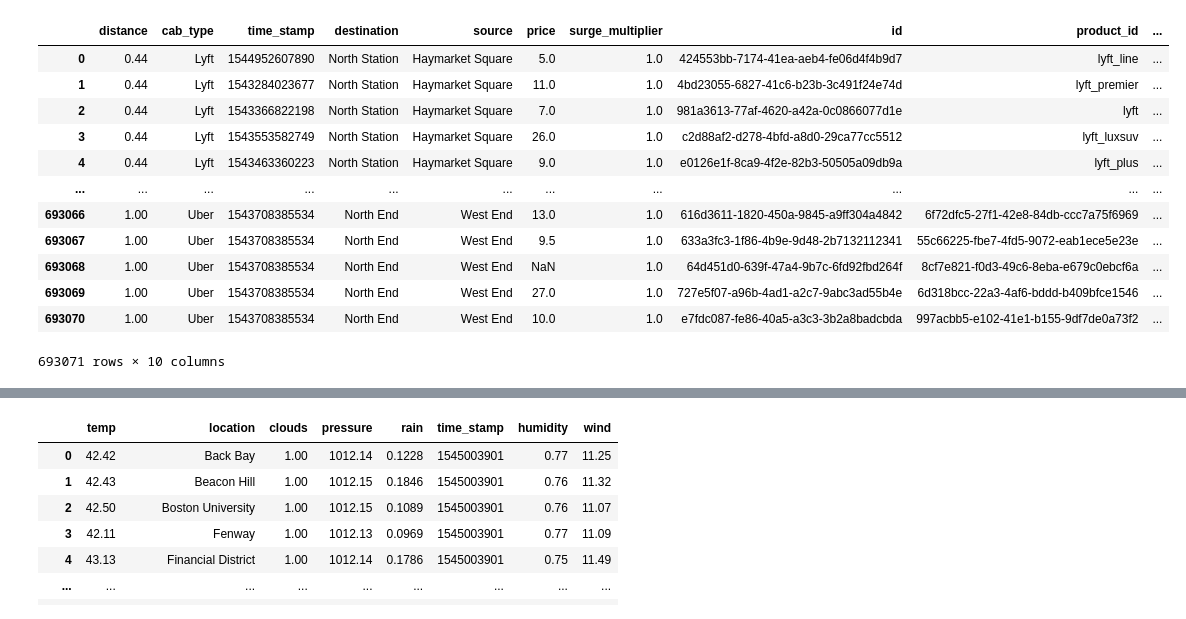
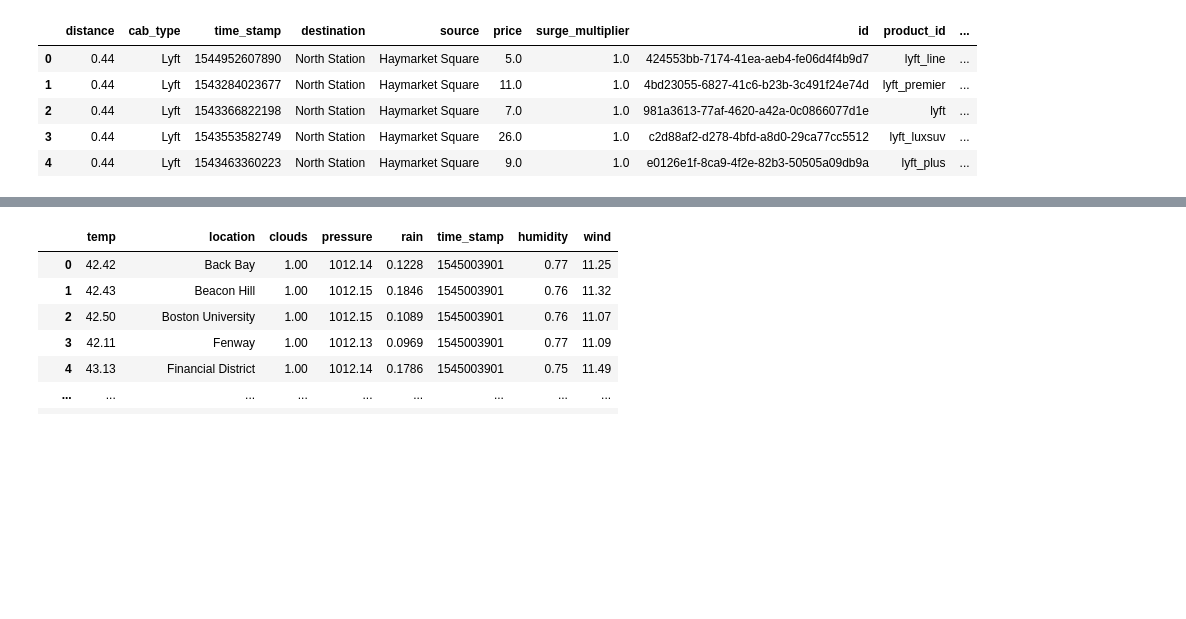
Before and after one commit to goshipra/Uber_Lyft_Analysis, a Jupyter notebook: price_prediction.ipynb, the cells around one changed output, grey strips where cells are left out. Saved outputs shown, nothing was run; the diff lists cells and outputs as text; code cells hidden in the pictures; blank space fills up the shorter version.

```diff
--- a/price_prediction.ipynb
+++ b/price_prediction.ipynb
@@ -15,21 +25,14 @@ from sklearn.linear_model import LinearRegression
 rides_df = pd.read_csv('cab_rides.csv')
 weather_df = pd.read_csv('weather.csv')
 # %%
-rides_df
+rides_df.head()
 # %% [output]
 |  | distance | cab_type | time_stamp | destination | source | price | surge_multiplier | id | product_id | ... |
 | 0 | 0.44 | Lyft | 1544952607890 | North Station | Haymarket Square | 5.0 | 1.0 | 424553bb-7174-41ea-aeb4-fe06d4f4b9d7 | lyft_line | ... |
 | 1 | 0.44 | Lyft | 1543284023677 | North Station | Haymarket Square | 11.0 | 1.0 | 4bd23055-6827-41c6-b23b-3c491f24e74d | lyft_premier | ... |
 | 2 | 0.44 | Lyft | 1543366822198 | North Station | Haymarket Square | 7.0 | 1.0 | 981a3613-77af-4620-a42a-0c0866077d1e | lyft | ... |
 | 3 | 0.44 | Lyft | 1543553582749 | North Station | Haymarket Square | 26.0 | 1.0 | c2d88af2-d278-4bfd-a8d0-29ca77cc5512 | lyft_luxsuv | ... |
 | 4 | 0.44 | Lyft | 1543463360223 | North Station | Haymarket Square | 9.0 | 1.0 | e0126e1f-8ca9-4f2e-82b3-50505a09db9a | lyft_plus | ... |
-| ... | ... | ... | ... | ... | ... | ... | ... | ... | ... | ... |
-| 693066 | 1.00 | Uber | 1543708385534 | North End | West End | 13.0 | 1.0 | 616d3611-1820-450a-9845-a9ff304a4842 | 6f72dfc5-27f1-42e8-84db-ccc7a75f6969 | ... |
-| 693067 | 1.00 | Uber | 1543708385534 | North End | West End | 9.5 | 1.0 | 633a3fc3-1f86-4b9e-9d48-2b7132112341 | 55c66225-fbe7-4fd5-9072-eab1ece5e23e | ... |
-| 693068 | 1.00 | Uber | 1543708385534 | North End | West End | NaN | 1.0 | 64d451d0-639f-47a4-9b7c-6fd92fbd264f | 8cf7e821-f0d3-49c6-8eba-e679c0ebcf6a | ... |
-| 693069 | 1.00 | Uber | 1543708385534 | North End | West End | 27.0 | 1.0 | 727e5f07-a96b-4ad1-a2c7-9abc3ad55b4e | 6d318bcc-22a3-4af6-bddd-b409bfce1546 | ... |
-| 693070 | 1.00 | Uber | 1543708385534 | North End | West End | 10.0 | 1.0 | e7fdc087-fe86-40a5-a3c3-3b2a8badcbda | 997acbb5-e102-41e1-b155-9df7de0a73f2 | ... |
-693071 rows × 10 columns
 # %%
 rides_df.info()
 # %% [output]
```
Also changed, not shown: parts of 15 cells of this notebook, 5 other files.
